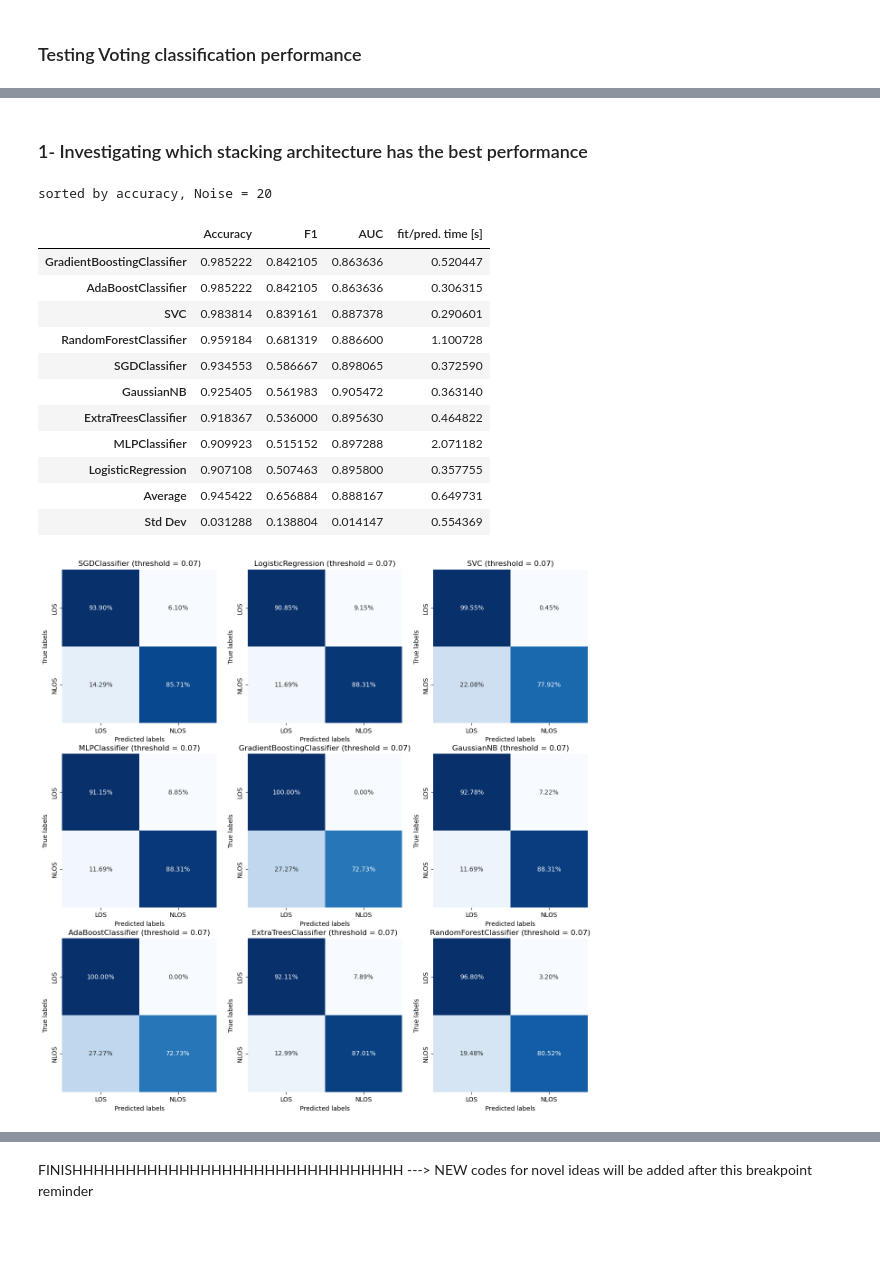
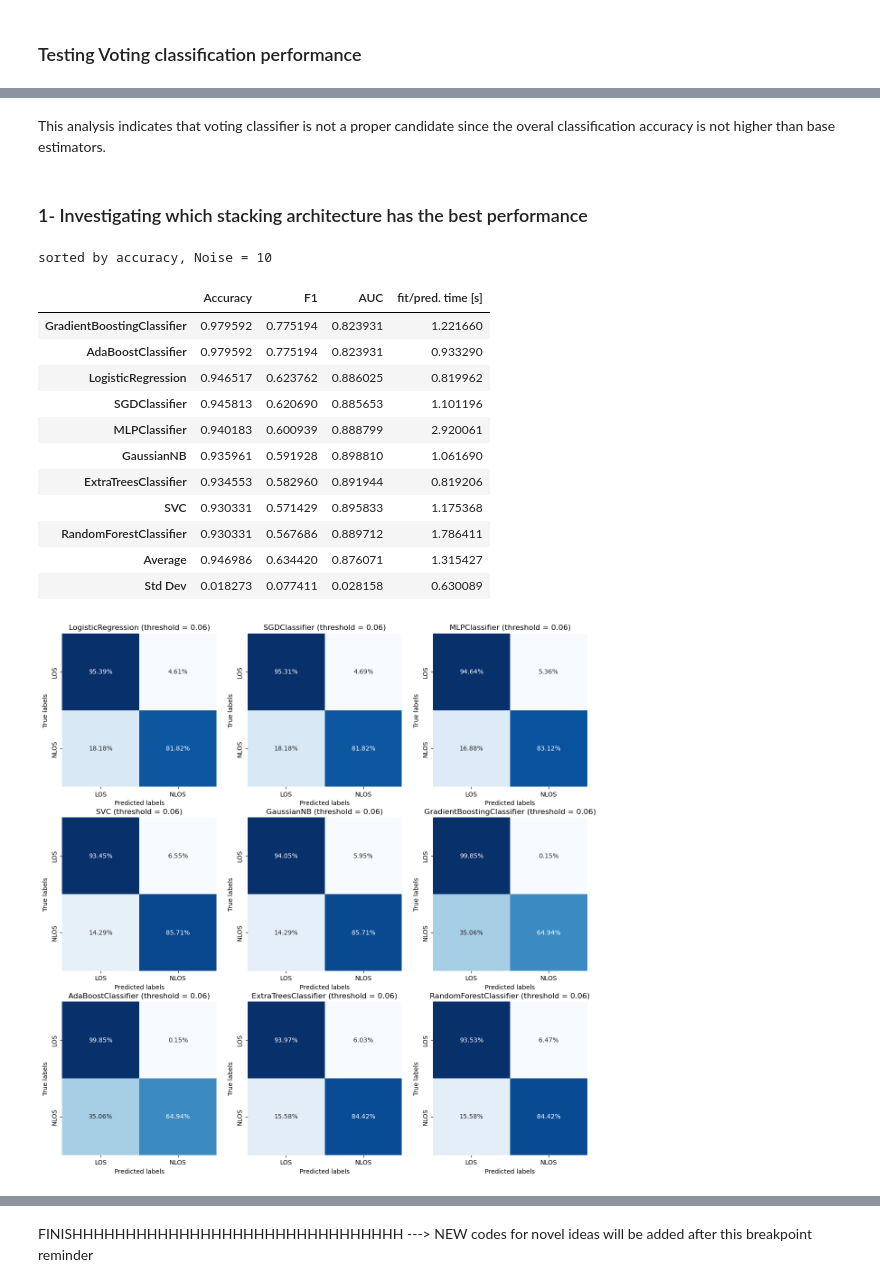
Before and after one commit to hamedtea/thesis, a Jupyter notebook: Feature_based_ML_model.ipynb, the cells around one changed output, grey strips where cells are left out. Saved outputs shown, nothing was run; the diff lists cells and outputs as text; code cells hidden in the pictures; blank space fills up the shorter version.

```diff
--- a/Feature_based_ML_model.ipynb
+++ b/Feature_based_ML_model.ipynb
@@ -380,7 +377,7 @@ for pipeline in top_pipelines:
     start_time = time.time()
     gs = GridSearchCV(estimator=pipeline,
                   param_grid = estimator_params[est_name],
-                  scoring = {'Accuracy': 'accuracy', "AUC": "roc_auc", 'f1': 'f1'},
+                  scoring = scoring,
                   refit= 'AUC',
                   cv = stratified_kf,
                   n_jobs=-1)
@@ -501,7 +508,7 @@ common_params = {
     "n_jobs": -1,
     #"line_kw": {"marker": "o"},
     #"std_display_style": "fill_between",
-    "scoring": "roc_auc",
+    "scoring": 'roc_auc',
     'return_times': True,
 }
 
@@ -564,6 +571,10 @@ for ax_idx, pipeline in enumerate(top_pipelines):
     axx.set_title(f'Scalibility of the {est_name}')
     axx.legend(loc="best")
 
+    lines, l = ax[ax_idx][1].get_legend_handles_labels()
+    lines2, l2 = axx.get_legend_handles_labels()
+    axx.legend(lines + lines2, l + l2, loc='upper right')
+
 # Pipeline performance based to test score
     ax[ax_idx][2].plot(fit_times.mean(axis=1), test_scores.mean(axis=1), "o-", color="g")
     ax[ax_idx][2].fill_between(
@@ -597,7 +628,7 @@ for ax_idx, pipeline in enumerate(top_pipelines):
     all_threshold = []
     # Create an instance of StratifiedKFold with 10 folds
     n_splits = 10
-    for fold, (train_index, test_index) in enumerate(stratified_kf.split(X_train, y_train)):
+    for fold, (train_index, test_index) in enumerate(stratified_kf.split(X_train, y_train), n_splits):
         XX_train, XX_test = XX[train_index], XX[test_index]
         yy_train, yy_test = labels[train_index], labels[test_index]
 
@@ -678,3 +709,5 @@ Text(0.5, 1.0, 'VotingClassifier (threshold = 0.07)')
+# %% [markdown]
+This analysis indicates that voting classifier is not a proper candidate since the overal classification accuracy is not higher than base estimators.
 # %% [markdown]
 ### 1- Investigating which stacking architecture has the best performance
 # %%
@@ -702,50 +735,50 @@ for idx, pipeline in enumerate(top_pipelines):
     accuracy = accuracy_score(y_test, y_SC_pred)
     f1 = f1_score(y_test, y_SC_pred)
     auc = roc_auc_score(y_test, y_SC_pred)
 
     stacking_performance['name'] += [final_estimator.__class__.__name__]
     stacking_performance['Accuracy'] += [accuracy]
     stacking_performance['F1'] += [f1]
     stacking_performance['AUC'] += [auc]
     stacking_performance['fit/pred. time [s]'] += [end_time - start_time]
 
     #f1 is a proper metrics when there is uneven class distribution
     #print(f"F-1 score of the {final_estimator.__class__.__name__} as a final classifier:", f1)
 
 
 
     cm = confusion_matrix(y_test, y_SC_pred, normalize = 'true')
 
     sns.heatmap(cm, annot=True,  cbar = False, cmap="Blues", fmt=".2%", xticklabels=class_names, yticklabels=class_names, ax = ax[row, col])
     ax[row, col].set_xlabel("Predicted labels")
     ax[row, col].set_ylabel("True labels")
     ax[row, col].set_title(f'{final_estimator.__class__.__name__} (threshold = {custom_threshold:.2f})')
 
 p_table = pd.DataFrame(stacking_performance)
 p_table.set_index(p_table.columns[0], inplace=True)
 p_table.index.name = None
-p_table = p_table.sort_values(by='Accuracy', ascending = False)
+p_table_sorted = p_table.sort_values(by='Accuracy', ascending = False)
 
-avg_values = p_table.mean()
+avg_values = p_table_sorted.mean()
 # Add the average values as a new row
-p_table.loc['Average'] = avg_values
-std_values = p_table.std()
+p_table_sorted.loc['Average'] = avg_values
+std_values = p_table_sorted.std()
 # Add the standard deviation values as a new row
-p_table.loc['Std Dev'] = std_values
-p_table = p_table.style.set_caption(f'sorted by accuracy, Noise = {SNRdB[-1]}')
-p_table
+p_table_sorted.loc['Std Dev'] = std_values
+p_table_sorted = p_table_sorted.style.set_caption(f'sorted by accuracy, Noise = {SNRdB[2]}')
+p_table_sorted
 # %% [output]
-sorted by accuracy, Noise = 20
+sorted by accuracy, Noise = 10
 |  | Accuracy | F1 | AUC | fit/pred. time [s] |
-| GradientBoostingClassifier | 0.985222 | 0.842105 | 0.863636 | 0.520447 |
-| AdaBoostClassifier | 0.985222 | 0.842105 | 0.863636 | 0.306315 |
-| SVC | 0.983814 | 0.839161 | 0.887378 | 0.290601 |
-| RandomForestClassifier | 0.959184 | 0.681319 | 0.886600 | 1.100728 |
-| SGDClassifier | 0.934553 | 0.586667 | 0.898065 | 0.372590 |
-| GaussianNB | 0.925405 | 0.561983 | 0.905472 | 0.363140 |
-| ExtraTreesClassifier | 0.918367 | 0.536000 | 0.895630 | 0.464822 |
-| MLPClassifier | 0.909923 | 0.515152 | 0.897288 | 2.071182 |
-| LogisticRegression | 0.907108 | 0.507463 | 0.895800 | 0.357755 |
-| Average | 0.945422 | 0.656884 | 0.888167 | 0.649731 |
-| Std Dev | 0.031288 | 0.138804 | 0.014147 | 0.554369 |
+| GradientBoostingClassifier | 0.979592 | 0.775194 | 0.823931 | 1.221660 |
+| AdaBoostClassifier | 0.979592 | 0.775194 | 0.823931 | 0.933290 |
+| LogisticRegression | 0.946517 | 0.623762 | 0.886025 | 0.819962 |
+| SGDClassifier | 0.945813 | 0.620690 | 0.885653 | 1.101196 |
+| MLPClassifier | 0.940183 | 0.600939 | 0.888799 | 2.920061 |
+| GaussianNB | 0.935961 | 0.591928 | 0.898810 | 1.061690 |
+| ExtraTreesClassifier | 0.934553 | 0.582960 | 0.891944 | 0.819206 |
+| SVC | 0.930331 | 0.571429 | 0.895833 | 1.175368 |
+| RandomForestClassifier | 0.930331 | 0.567686 | 0.889712 | 1.786411 |
+| Average | 0.946986 | 0.634420 | 0.876071 | 1.315427 |
+| Std Dev | 0.018273 | 0.077411 | 0.028158 | 0.630089 |
-[figure, old version]
+[figure, new version]
```
Also changed, not shown: parts of 21 cells of this notebook, 5 other files.
